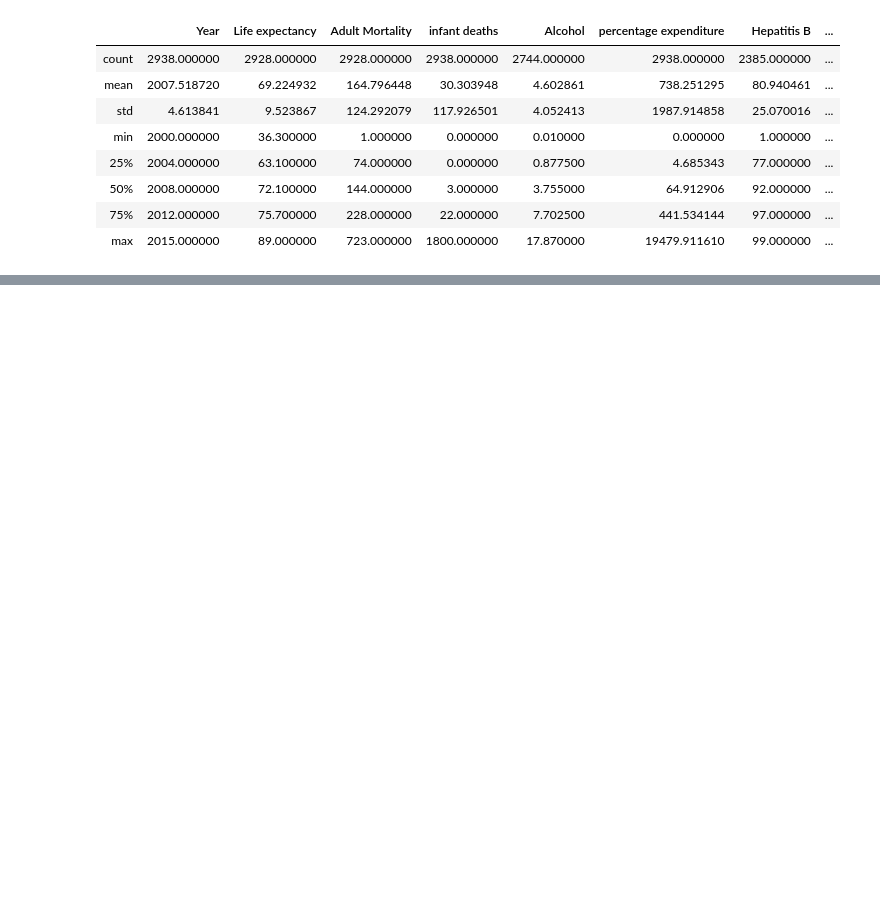
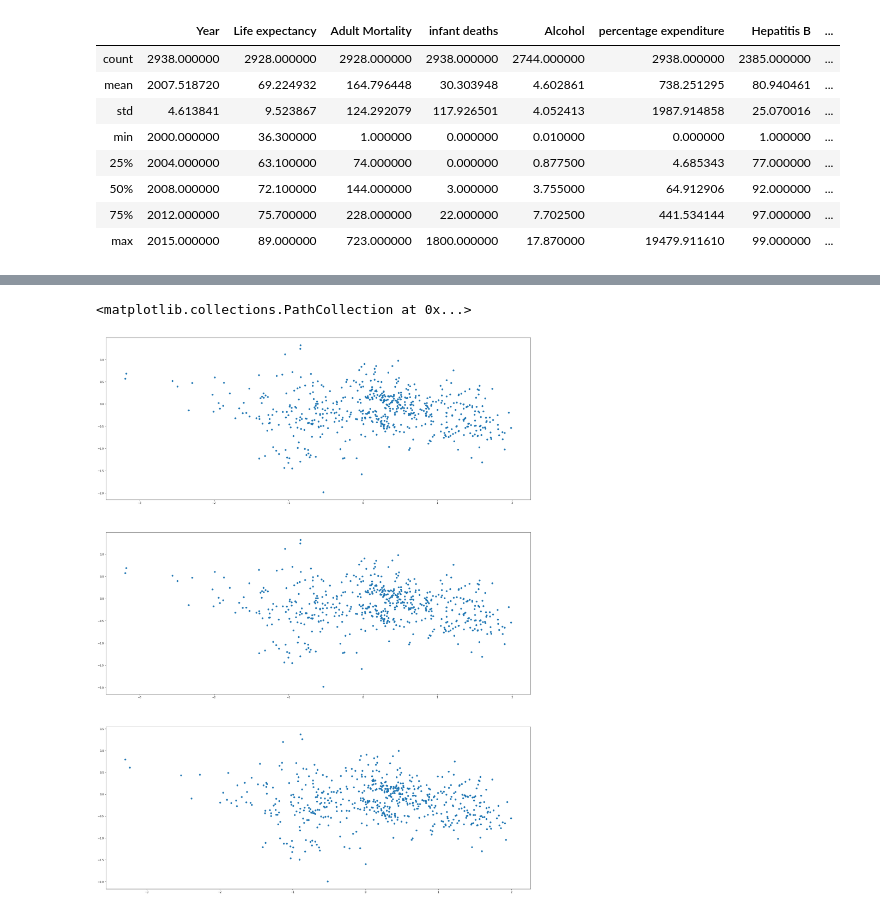
Before and after one commit to joshuabae/STAT410, a Jupyter notebook: statsmodels.ipynb, the cells around one changed output, grey strips where cells are left out. Drawn from its saved outputs; the diff is of its cells as text; code cells hidden in the pictures; blank space fills up the shorter version.

```diff
--- a/statsmodels.ipynb
+++ b/statsmodels.ipynb
@@ -94,0 +95,12 @@ ValueError: shapes (588,19) and (20,) not aligned: 19 (dim 1) != 20 (dim 0)
+# %%
+fig, (ax1, ax2, ax3) = plt.subplots(3, 1, figsize=(30, 40))
+
+residuals1 = y_test - predictions1
+residuals2= y_test - predictions2
+residuals3 = y_test - predictions3
+ax1.scatter(predictions1, residuals1)
+ax2.scatter(predictions2, residuals2)
+ax3.scatter(predictions3, residuals3)
+# %% [output]
+<matplotlib.collections.PathCollection at 0x...>
+[figure, added]
```
Also changed, not shown: parts of 8 cells of this notebook, 5 other files.
